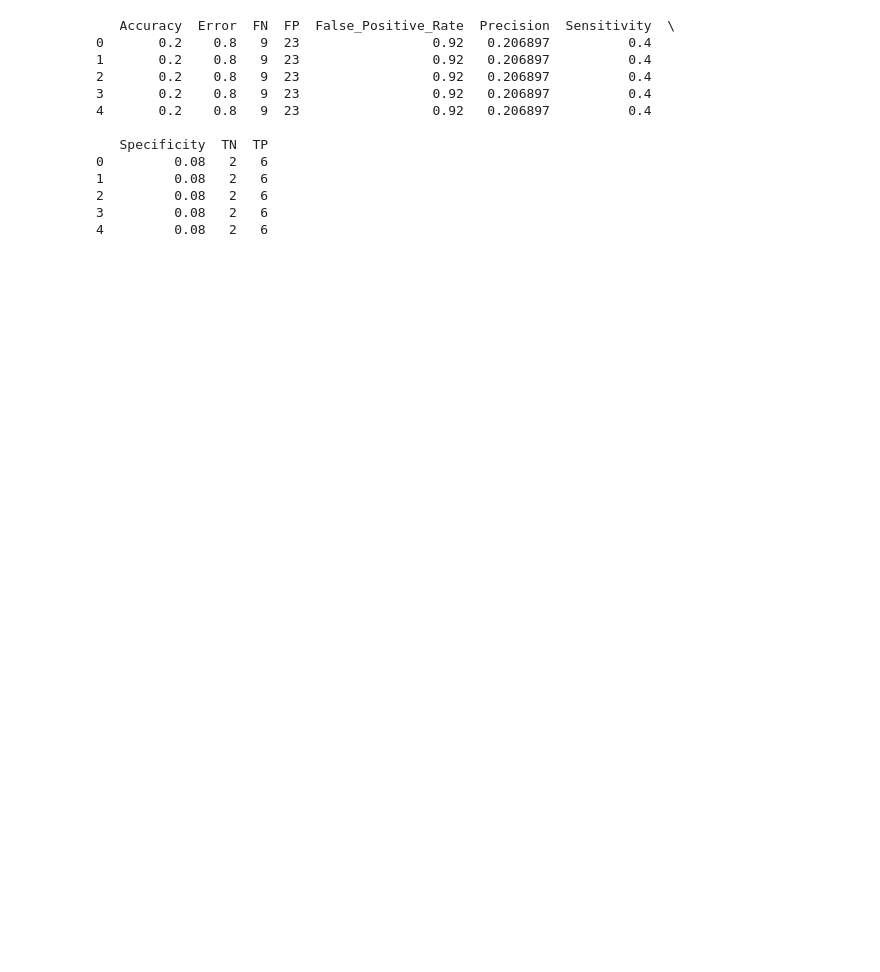
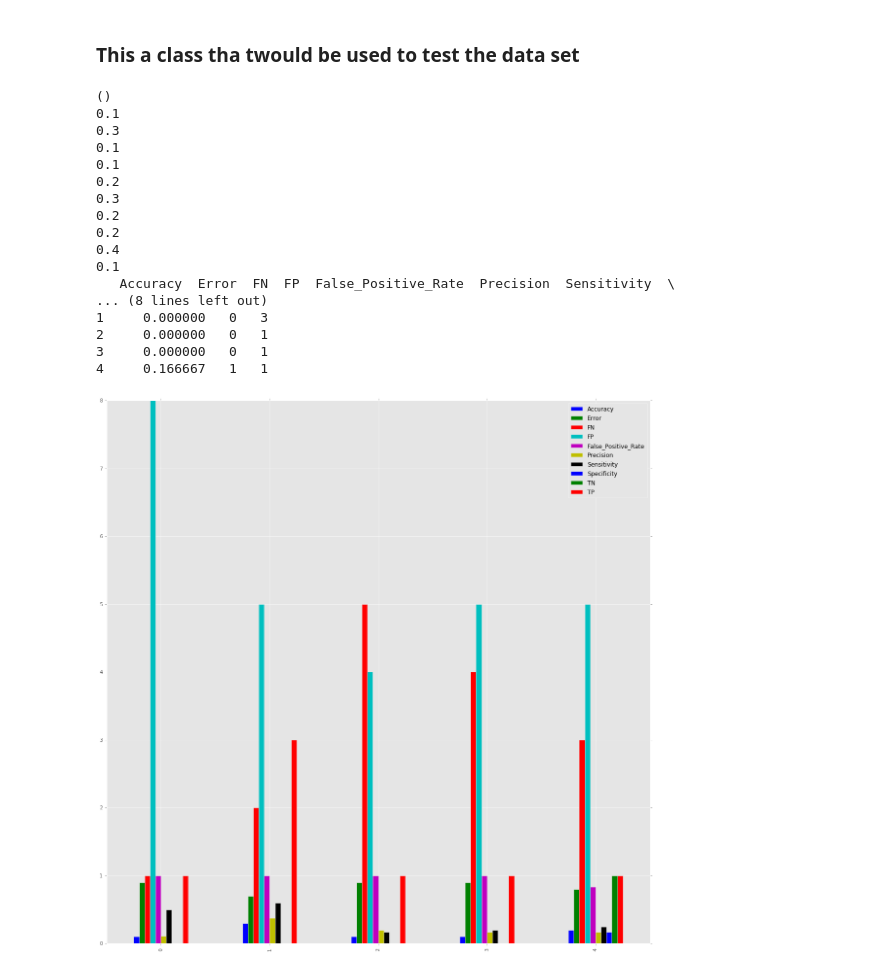
Before and after one commit to arvindshekar07/MachineLearning, a Jupyter notebook: Assignment2/Assignement2.ipynb, the cells around one changed output. Drawn from its saved outputs; the diff is of its cells as text; code cells hidden in the pictures; blank space fills up the shorter version.

```diff
--- a/Assignment2/Assignement2.ipynb
+++ b/Assignment2/Assignement2.ipynb
@@ -28,0 +29,2 @@ import random
+# %% [markdown]
+### This a class tha twould be used to test the data set
@@ -40,16 +91,23 @@ m = lambda listValues: collections.Counter(listValues)
 
 idf = lambda currentClass,itratingClass : (0,1)[currentClass == itratingClass] # this is the indicator function
 
-mean = lambda X_D,Y_D:[np.mean([idf(Y_D[rowIndex],classElement)*rowElements for rowIndex,rowElements in enumerate(X_D)if idf(Y_D[rowIndex],classElement)== 1],0) for classIndex ,classElement in enumerate(numberOfClass(Y_D))]
+mean = lambda X_D,Y_D:[np.mean([idf(Y_D[rowIndex],classElement)*rowElements for rowIndex,rowElements in enumerate(X_D)if idf(Y_D[rowIndex],classElement)== 1],axis = 0) for classIndex ,classElement in enumerate(numberOfClass(Y_D))]
 
-varience =lambda X_D,Y_D:[np.var([idf(Y_D[rowIndex],classElement)*rowElements for rowIndex,rowElements in enumerate(X_D)if idf(Y_D[rowIndex],classElement)== 1],0) for classIndex ,classElement in enumerate(numberOfClass(Y_D))]
+varience =lambda X_D,Y_D:[np.var([idf(Y_D[rowIndex],classElement)*rowElements for rowIndex,rowElements in enumerate(X_D)if idf(Y_D[rowIndex],classElement)== 1],axis = 0) for classIndex ,classElement in enumerate(numberOfClass(Y_D))]
 
 alpha = lambda X_D,Y_D:[m(Y_1D)[classElement]*1.0/len(Y_D) for classElement in (numberOfClass(Y_D))]
 
 g = lambda x,var,mean,alpha: np.log2(alpha)- (((x-mean)**2)/2*(var**2))
+
+covVar =  lambda X_D,Y_D:[np.cov(np.array([idf(Y_D[rowIndex],classElement)*rowElements for rowIndex,rowElements in enumerate(X_D)if idf(Y_D[rowIndex],classElement)== 1]).T) for classIndex,classElement in enumerate(numberOfClass(Y_D))]
+
+g_multiVariate = lambda x,var,mean,alpha: np.log2(alpha)- (((x-mean)**2)/2*(var**2))
 
 def discriminent (x,a_class,b_class):
     if a_class(x)>b_class(x):
         return 1
     else :
         return 0
+
+# test
+#covVar(X,Y)
@@ -133,48 +140,62 @@ class GDA1D2C:
 
 X_1D = X[:100,:1]# this is to take one feature and first 100 data sets
 Y_1D = Y [:100] # this is to take 1st 100 data sets
+
+# test
+ert = covVar(X_1D,Y_1D)[0]
+print ert.shape
 
 #print np.sum(X_12)/50
 #print Y_1D.size
 # print X_1D
 # print Y_1D
 # print len(X_1D)
 # print alpha(X_1D,Y_1D)
 # print mean(X_1D,Y_1D)
 # print varience(X_1D,Y_1D)[0]
 # STEP 1: split X and y into training and testing set
 matricsTotal = []
-kf = sklearn.cross_validation.KFold(n=len(Y_1D), n_folds=5, shuffle=True,random_state=None)
+kf = sklearn.cross_validation.KFold(n=len(Y_1D), n_folds=10, shuffle=True,random_state=5)
 for train_index, test_index in kf:
     #print train_index
 #     X_train, X_test, Y_train, Y_test = train_test_split(X_1D, Y_1D, test_size=0.4, random_state= a)
     X_train, X_test =[list(X_1D[a]) for a  in train_index],[list(X_1D[a]) for a  in test_index]
     Y_train, Y_test = [Y_1D[a] for a  in train_index],[Y_1D[a] for a  in test_index]
 #     print X_train
 #     #     print Y_train
 #     print "\n\n"
     grad =  GDA1D2C()
     grad.fit(X_train,Y_train)
     predicted_Y_values = grad.predict(X_test)
     tm  = TestMetrics()
     tm.setData(Y_test,predicted_Y_values)
-    TP,TN,FP,FN,Classification_Accuracy,Classification_Error,Sensitivity,Specificity,False_Positive_Rate,Precision
+    TP,TN,FP,FN,Classification_Accuracy,Classification_Error,Sensitivity,Specificity,False_Positive_Rate,Precision =  tm.getMatrics()
     matricsTotal.append({"TP":TP,"TN":TN,"FP":FP,"FN":FN,"Accuracy":Classification_Accuracy,"Error":Classification_Error,"Sensitivity":Sensitivity,"Specificity":Specificity,"False_Positive_Rate":False_Positive_Rate,"Precision":Precision})
 
 
-df = pd.DataFrame(matricsTotal)
+df = pd.DataFrame(matricsTotal).head()
+
+matplotlib.style.use('ggplot')
+#df.plot.figure(figsize=(50,50))
+df.plot(kind = 'bar',figsize =(20 ,20),stacked = False)
+
 print df
 # %% [output]
+()
+0.1
+0.3
+0.1
+0.1
+0.2
+0.3
+0.2
+0.2
+0.4
+0.1
    Accuracy  Error  FN  FP  False_Positive_Rate  Precision  Sensitivity  \
-0       0.2    0.8   9  23                 0.92   0.206897          0.4
-1       0.2    0.8   9  23                 0.92   0.206897          0.4
-2       0.2    0.8   9  23                 0.92   0.206897          0.4
-3       0.2    0.8   9  23                 0.92   0.206897          0.4
-4       0.2    0.8   9  23                 0.92   0.206897          0.4
-
-   Specificity  TN  TP
-0         0.08   2   6
-1         0.08   2   6
-2         0.08   2   6
-3         0.08   2   6
-4         0.08   2   6
+... (8 lines left out)
+1     0.000000   0   3
+2     0.000000   0   1
+3     0.000000   0   1
+4     0.166667   1   1
+[figure, added]
```
Also changed, not shown: parts of 9 cells of this notebook, 1 other file.
